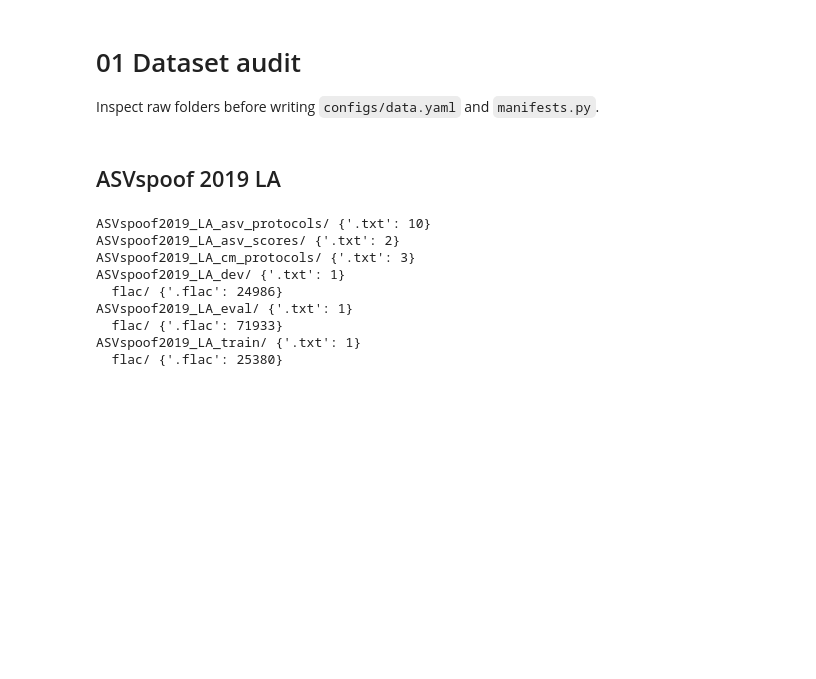
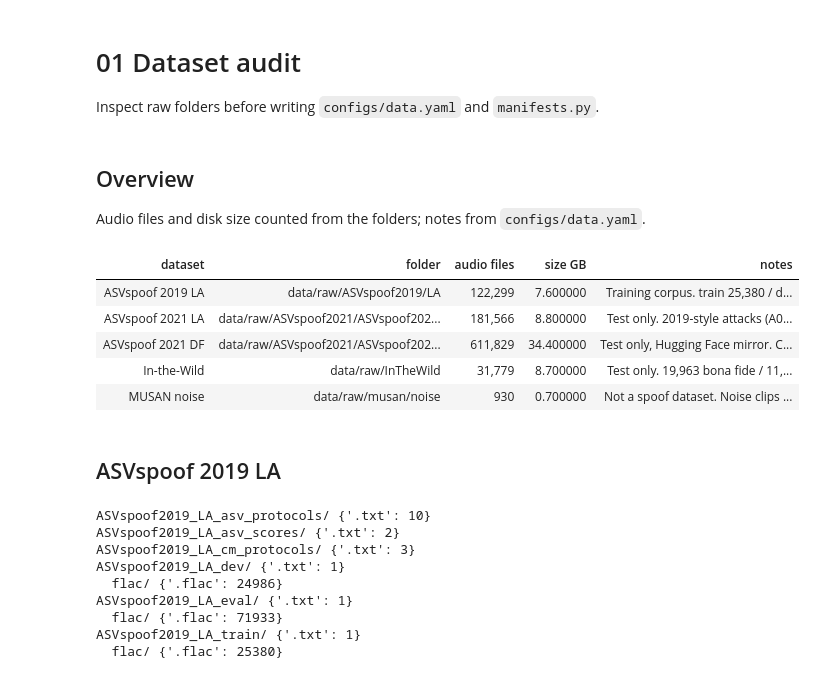
Before and after one commit to Qwenty228/GC2-EchoJEV, a Jupyter notebook: SystemCode/notebooks/01_dataset_audit.ipynb, the cells around one changed output. Drawn from its saved outputs; the diff is of its cells as text; code cells hidden in the pictures; blank space fills up the shorter version.

```diff
--- a/SystemCode/notebooks/01_dataset_audit.ipynb
+++ b/SystemCode/notebooks/01_dataset_audit.ipynb
@@ -31,6 +31,48 @@ def check_audio(ids, audio_dir, ext=".flac", n=200):
                         columns=["sample_rate", "duration_s", "format"])
     display(info.describe(include="all"))
     return paths
+# %% [markdown]
+## Overview
+Audio files and disk size counted from the folders; notes from `configs/data.yaml`.
+# %%
+import os
+import yaml
+
+cfg = yaml.safe_load(open("../configs/data.yaml"))
+DATASETS = {  # name: (data.yaml block, audio folder inside its root)
+    "ASVspoof 2019 LA": ("dataset", ""),
+    "ASVspoof 2021 LA": ("asvspoof2021", cfg["asvspoof2021"]["audio_dir"]),
+    "ASVspoof 2021 DF": ("asvspoof2021df", "flac"),
+    "In-the-Wild": ("in_the_wild", ""),
+    "MUSAN noise": ("musan", ""),
+}
+
+def audio_stats(folder):  # (audio files, GB), recursive
+    n, size, stack = 0, 0, [folder]
+    while stack:
+        with os.scandir(stack.pop()) as entries:
+            for e in entries:
+                if e.is_dir():
+                    stack.append(e.path)
+                elif e.name.lower().endswith((".flac", ".wav")):
+                    n, size = n + 1, size + e.stat().st_size
+    return n, size / 1e9
+
+rows = []
+for name, (block, sub) in DATASETS.items():
+    folder = Path("..") / cfg[block]["root"] / sub
+    n, gb = audio_stats(folder) if folder.exists() else (0, 0.0)
+    rows.append({"dataset": name, "folder": folder.as_posix()[3:], "audio files": f"{n:,}",
+                 "size GB": round(gb, 1), "notes": cfg[block]["notes"]})
+pd.set_option("display.max_colwidth", None)
+pd.DataFrame(rows).style.hide(axis="index").set_properties(subset=["notes"], **{"text-align": "left", "white-space": "normal"})
+# %% [output]
+| dataset | folder | audio files | size GB | notes |
+| ASVspoof 2019 LA | data/raw/ASVspoof2019/LA | 122,299 | 7.600000 | Training corpus. train 25,380 / d... |
+| ASVspoof 2021 LA | data/raw/ASVspoof2021/ASVspoof202... | 181,566 | 8.800000 | Test only. 2019-style attacks (A0... |
+| ASVspoof 2021 DF | data/raw/ASVspoof2021/ASVspoof202... | 611,829 | 34.400000 | Test only, Hugging Face mirror. C... |
+| In-the-Wild | data/raw/InTheWild | 31,779 | 8.700000 | Test only. 19,963 bona fide / 11,... |
+| MUSAN noise | data/raw/musan/noise | 930 | 0.700000 | Not a spoof dataset. Noise clips ... |
 # %% [markdown]
 ## ASVspoof 2019 LA
 # %%
```
Also changed, not shown: parts of 1 cell of this notebook, 1 other file.
